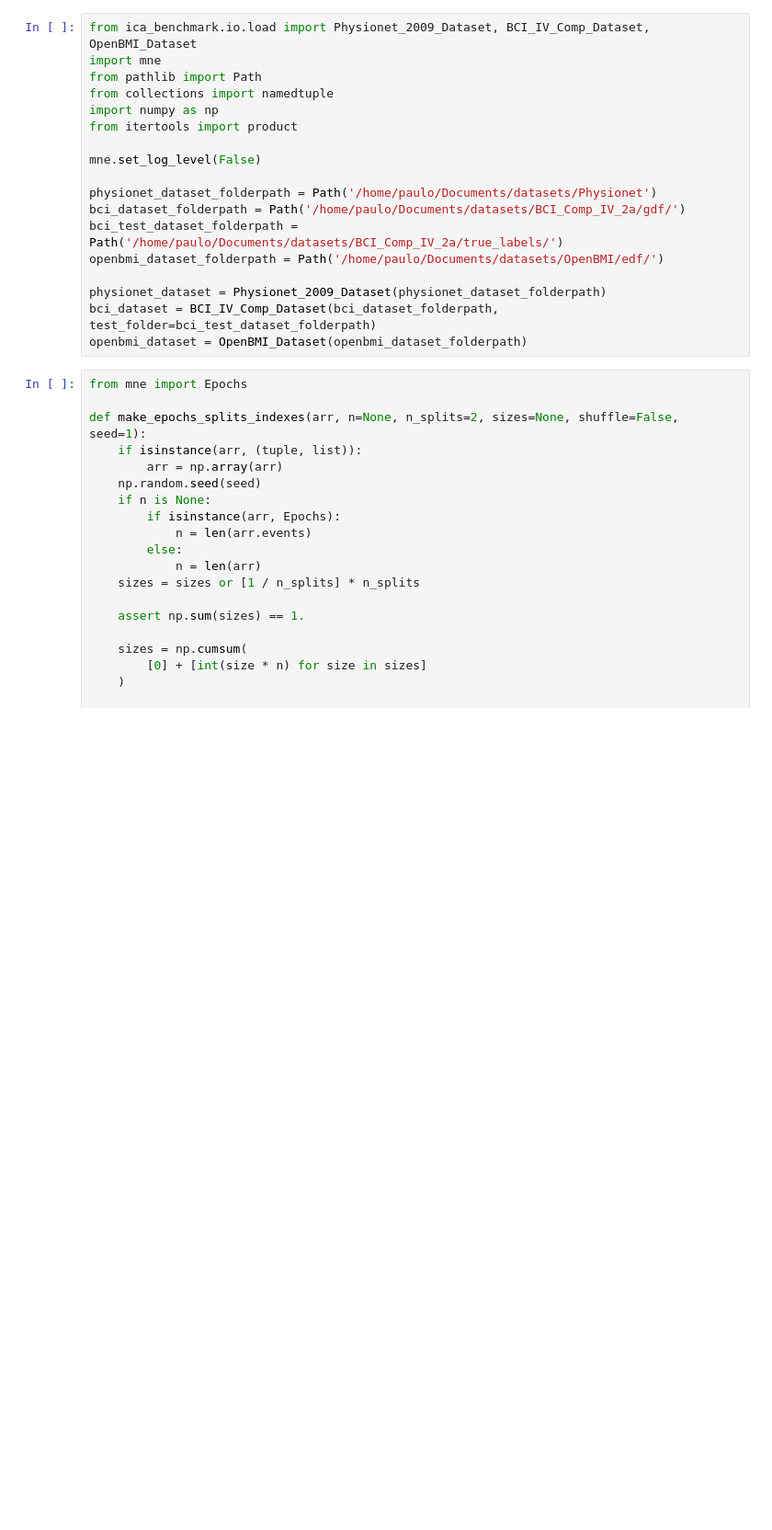
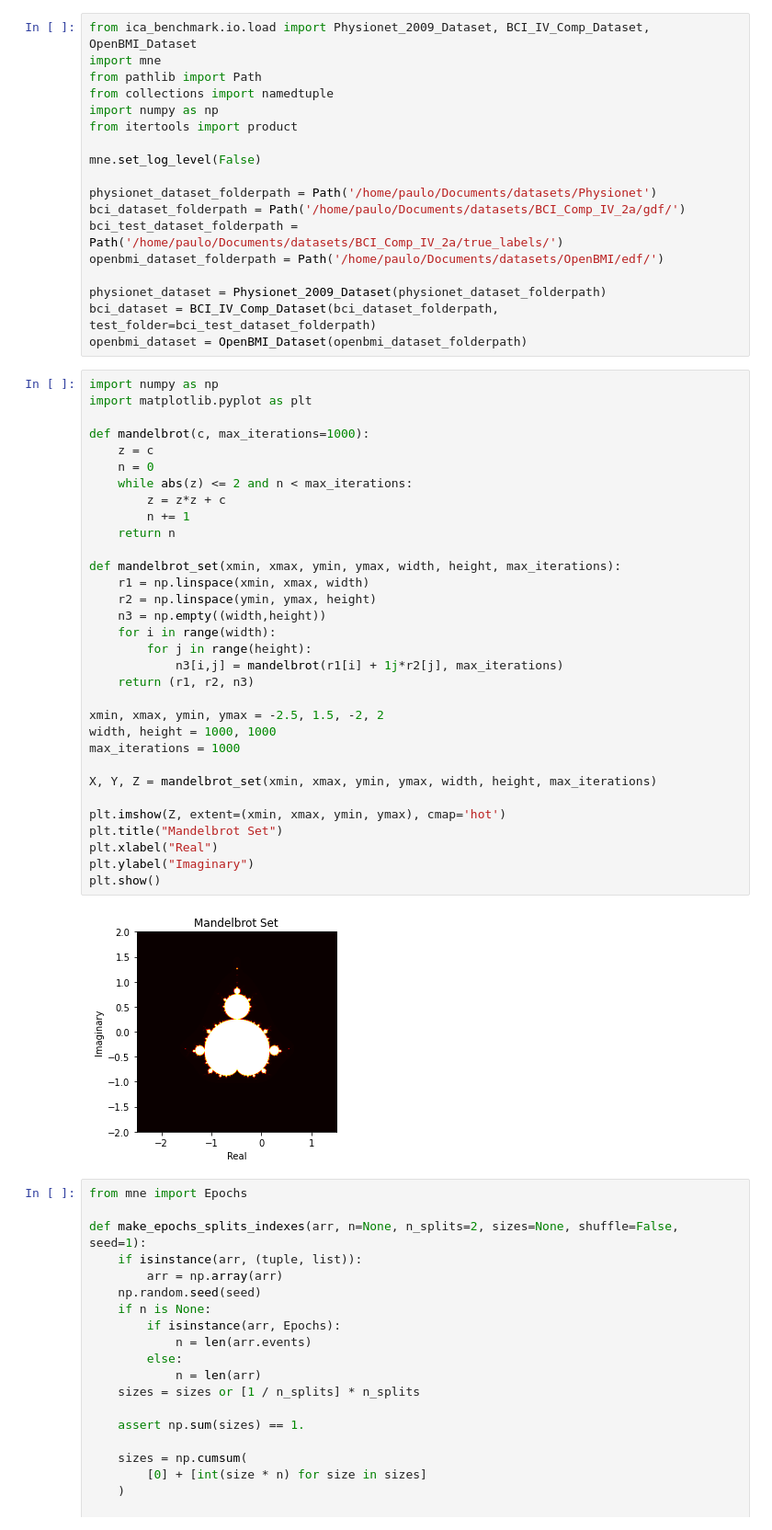
Before and after one commit to Kotzly/BCI_MsC, a Jupyter notebook: notebooks/SplittingDev.ipynb, the cells around one changed output. Shown: that part at 92% size. Cells and saved outputs as stored; diff of their text form; blank space fills up the shorter version.

```diff
--- a/notebooks/SplittingDev.ipynb
+++ b/notebooks/SplittingDev.ipynb
@@ -16,6 +16,40 @@ openbmi_dataset_folderpath = Path('/home/paulo/Documents/datasets/OpenBMI/edf/')
 physionet_dataset = Physionet_2009_Dataset(physionet_dataset_folderpath)
 bci_dataset = BCI_IV_Comp_Dataset(bci_dataset_folderpath, test_folder=bci_test_dataset_folderpath)
 openbmi_dataset = OpenBMI_Dataset(openbmi_dataset_folderpath)
+# %%
+import numpy as np
+import matplotlib.pyplot as plt
+
+def mandelbrot(c, max_iterations=1000):
+    z = c
+    n = 0
+    while abs(z) <= 2 and n < max_iterations:
+        z = z*z + c
+        n += 1
+    return n
+
+def mandelbrot_set(xmin, xmax, ymin, ymax, width, height, max_iterations):
+    r1 = np.linspace(xmin, xmax, width)
+    r2 = np.linspace(ymin, ymax, height)
+    n3 = np.empty((width,height))
+    for i in range(width):
+        for j in range(height):
+            n3[i,j] = mandelbrot(r1[i] + 1j*r2[j], max_iterations)
+    return (r1, r2, n3)
+
+xmin, xmax, ymin, ymax = -2.5, 1.5, -2, 2
+width, height = 1000, 1000
+max_iterations = 1000
+
+X, Y, Z = mandelbrot_set(xmin, xmax, ymin, ymax, width, height, max_iterations)
+
+plt.imshow(Z, extent=(xmin, xmax, ymin, ymax), cmap='hot')
+plt.title("Mandelbrot Set")
+plt.xlabel("Real")
+plt.ylabel("Imaginary")
+plt.show()
+# %% [output]
+[figure, added]
 # %%
 from mne import Epochs
 
```
Also changed, not shown: parts of 10 cells of this notebook.
